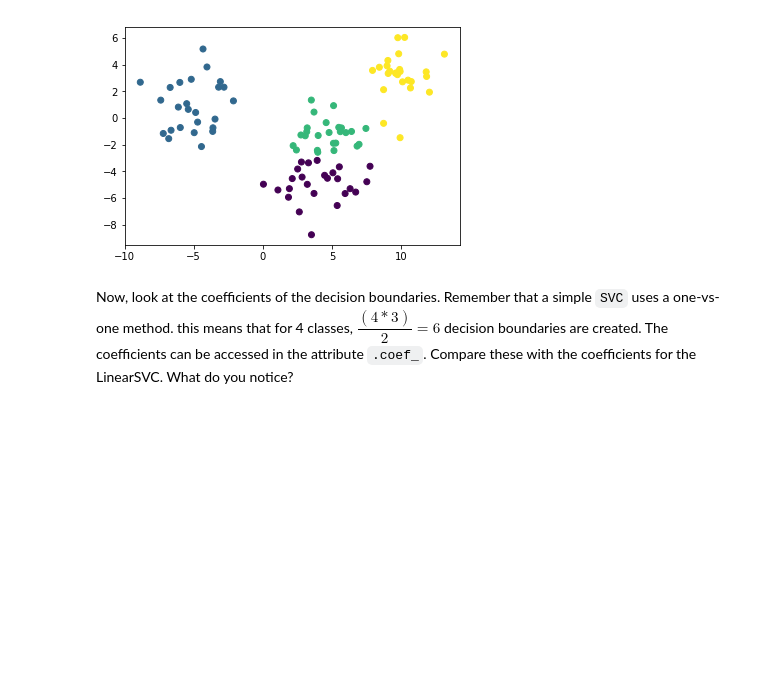
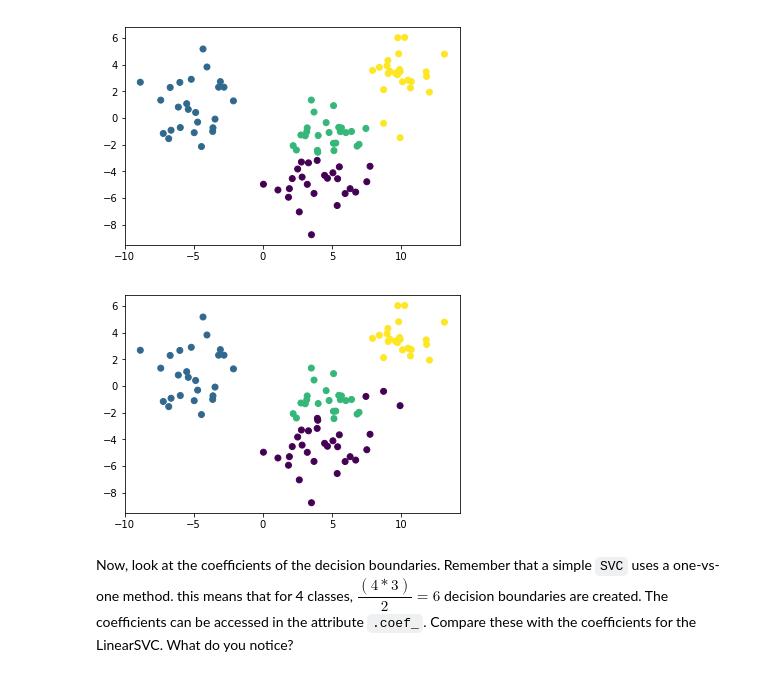
Before and after one commit to Pietrassyk/dsc-building-an-svm-using-scikit-learn-lab-nyc-ds-career-042219, a Jupyter notebook: index.ipynb, the cells around one changed output. Drawn from its saved outputs; the diff is of its cells as text; code cells hidden in the pictures; blank space fills up the shorter version.

```diff
--- a/index.ipynb
+++ b/index.ipynb
@@ -264,13 +264,15 @@ plt.scatter(X[:,0],X[:,1], c = svc_C01_hat);
 # %% [output]
 [figure]
 # %%
-svc_C01 = SVC(kernel = "linear", C =0.1 )
+svc_C01 = NuSVC(nu = 0.7)
 
 svc_C01.fit(X,y)
 
 svc_C01_hat = svc_C01.predict(X)
 
 plt.scatter(X[:,0],X[:,1], c = svc_C01_hat);
+# %% [output]
+[figure, added]
 # %% [markdown]
 Now, look at the coefficients of the decision boundaries. Remember that a simple `SVC` uses a one-vs-one method. this means that for 4 classes, $\dfrac{(4 * 3)}{2}= 6$ decision boundaries are created. The coefficients can be accessed in the attribute `.coef_`. Compare these with the coefficients for the LinearSVC. What do you notice?
 # %%
```
Also changed, not shown: parts of 1 cell of this notebook.
